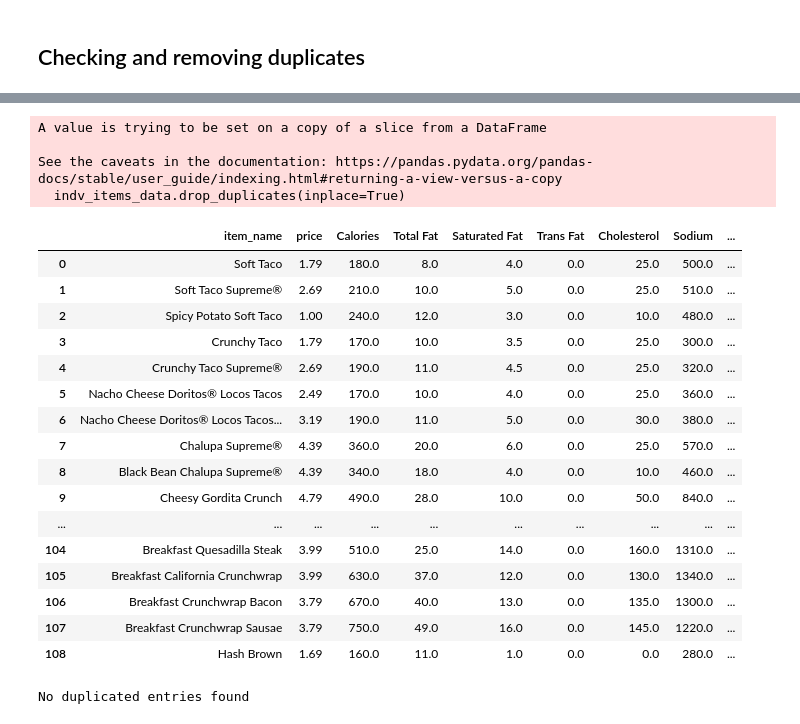
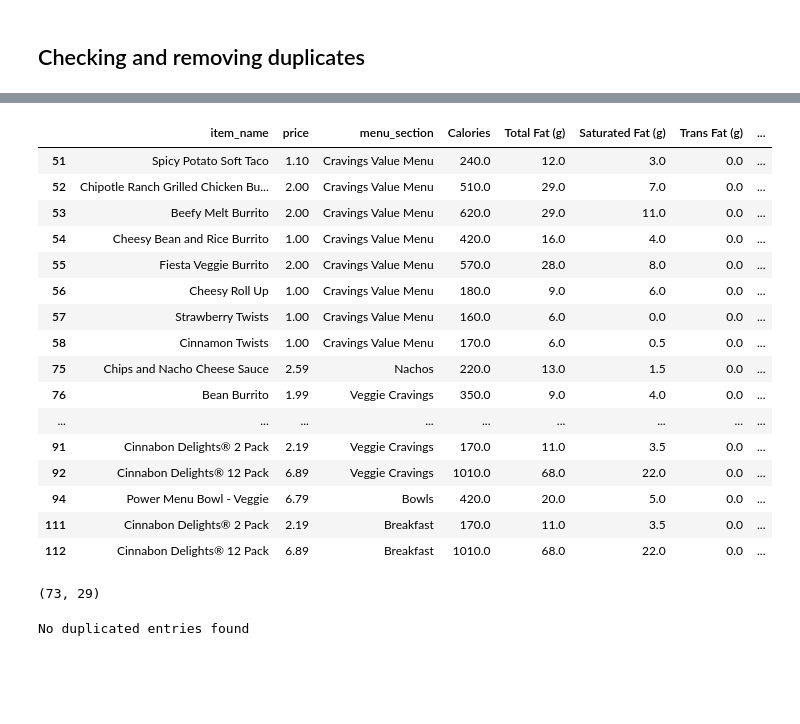
Before and after one commit to ashrifehn/tacobell_menu_optimization, a Jupyter notebook: data_processing/cleaning_taco_bell_indv_items.ipynb, the cells around one changed output, grey strips where cells are left out. Saved outputs shown, nothing was run; the diff lists cells and outputs as text; code cells hidden in the pictures; blank space fills up the shorter version.

Commit message:
update
Changed the way data gets collected to reduce steps in the dataset cleaning process and new presentation of model results

```diff
--- a/data_processing/cleaning_taco_bell_indv_items.ipynb
+++ b/data_processing/cleaning_taco_bell_indv_items.ipynb
@@ -6,8 +6,8 @@ pd.set_option('display.max_columns', None)
 pd.set_option('display.max_rows', None)
 # %%
 # Reading in the data
-indv_items = pd.read_csv("../data/uncleaned_taco_bell_indv_items.csv", index_col=0)
-print(indv_items.shape)
+menu_data_df = pd.read_csv("../data/uncleaned_taco_bell_menu_items.csv", index_col=0)
+print(menu_data_df.shape)
 
-indv_items.info()
+menu_data_df.info()
 # %% [output]
@@ -51,8 +31,8 @@ indv_items.head(30)
 # %% [markdown]
 - As we can see all the NaN values are only for alleregen info, so i will be replacing all NaN with zero
 # %%
-indv_items.fillna(0, inplace=True)
+menu_data_df.fillna(0, inplace=True)
 
-indv_items.info()
+menu_data_df.info()
 # %% [output]
 <class 'pandas.core.frame.DataFrame'>
@@ -137,6 +55,6 @@ dtype: object
 # %% [markdown]
 - If price is less than $1.00 that means it is a sauce packet and will get dropped from the data frame
 # %%
-indv_items_data = indv_items_data[indv_items_data['price'] >= 1.00]
-indv_items_data.shape
+menu_data_df = menu_data_df[menu_data_df['price'] >= 1.00]
+menu_data_df.shape
 # %% [output]
@@ -196,26 +83,29 @@ No. of duplicated entries:  25
-# %%
-indv_items_data.drop_duplicates(inplace=True)
-indv_items_data
-# %% [output]
-A value is trying to be set on a copy of a slice from a DataFrame
-
-See the caveats in the documentation: https://pandas.pydata.org/pandas-docs/stable/user_guide/indexing.html#returning-a-view-versus-a-copy
-  indv_items_data.drop_duplicates(inplace=True)
-|  | item_name | price | Calories | Total Fat | Saturated Fat | Trans Fat | Cholesterol | Sodium | ... |
-| 0 | Soft Taco | 1.79 | 180.0 | 8.0 | 4.0 | 0.0 | 25.0 | 500.0 | ... |
-| 1 | Soft Taco Supreme® | 2.69 | 210.0 | 10.0 | 5.0 | 0.0 | 25.0 | 510.0 | ... |
-| 2 | Spicy Potato Soft Taco | 1.00 | 240.0 | 12.0 | 3.0 | 0.0 | 10.0 | 480.0 | ... |
-| 3 | Crunchy Taco | 1.79 | 170.0 | 10.0 | 3.5 | 0.0 | 25.0 | 300.0 | ... |
-| 4 | Crunchy Taco Supreme® | 2.69 | 190.0 | 11.0 | 4.5 | 0.0 | 25.0 | 320.0 | ... |
-| 5 | Nacho Cheese Doritos® Locos Tacos | 2.49 | 170.0 | 10.0 | 4.0 | 0.0 | 25.0 | 360.0 | ... |
-| 6 | Nacho Cheese Doritos® Locos Tacos... | 3.19 | 190.0 | 11.0 | 5.0 | 0.0 | 30.0 | 380.0 | ... |
-| 7 | Chalupa Supreme® | 4.39 | 360.0 | 20.0 | 6.0 | 0.0 | 25.0 | 570.0 | ... |
-| 8 | Black Bean Chalupa Supreme® | 4.39 | 340.0 | 18.0 | 4.0 | 0.0 | 10.0 | 460.0 | ... |
-| 9 | Cheesy Gordita Crunch | 4.79 | 490.0 | 28.0 | 10.0 | 0.0 | 50.0 | 840.0 | ... |
-| ... | ... | ... | ... | ... | ... | ... | ... | ... | ... |
-| 104 | Breakfast Quesadilla Steak | 3.99 | 510.0 | 25.0 | 14.0 | 0.0 | 160.0 | 1310.0 | ... |
-| 105 | Breakfast California Crunchwrap | 3.99 | 630.0 | 37.0 | 12.0 | 0.0 | 130.0 | 1340.0 | ... |
-| 106 | Breakfast Crunchwrap Bacon | 3.79 | 670.0 | 40.0 | 13.0 | 0.0 | 135.0 | 1300.0 | ... |
-| 107 | Breakfast Crunchwrap Sausae | 3.79 | 750.0 | 49.0 | 16.0 | 0.0 | 145.0 | 1220.0 | ... |
-| 108 | Hash Brown | 1.69 | 160.0 | 11.0 | 1.0 | 0.0 | 0.0 | 280.0 | ... |
+# %%
+# Viewing the duplated rows
+duplated_rows = menu_data_df.loc[menu_data_df.item_name.duplicated(), :]
+duplated_rows
+# %% [output]
+|  | item_name | price | menu_section | Calories | Total Fat (g) | Saturated Fat (g) | Trans Fat (g) | ... |
+| 51 | Spicy Potato Soft Taco | 1.10 | Cravings Value Menu | 240.0 | 12.0 | 3.0 | 0.0 | ... |
+| 52 | Chipotle Ranch Grilled Chicken Bu... | 2.00 | Cravings Value Menu | 510.0 | 29.0 | 7.0 | 0.0 | ... |
+| 53 | Beefy Melt Burrito | 2.00 | Cravings Value Menu | 620.0 | 29.0 | 11.0 | 0.0 | ... |
+| 54 | Cheesy Bean and Rice Burrito | 1.00 | Cravings Value Menu | 420.0 | 16.0 | 4.0 | 0.0 | ... |
+| 55 | Fiesta Veggie Burrito | 2.00 | Cravings Value Menu | 570.0 | 28.0 | 8.0 | 0.0 | ... |
+| 56 | Cheesy Roll Up | 1.00 | Cravings Value Menu | 180.0 | 9.0 | 6.0 | 0.0 | ... |
+| 57 | Strawberry Twists | 1.00 | Cravings Value Menu | 160.0 | 6.0 | 0.0 | 0.0 | ... |
+| 58 | Cinnamon Twists | 1.00 | Cravings Value Menu | 170.0 | 6.0 | 0.5 | 0.0 | ... |
+| 75 | Chips and Nacho Cheese Sauce | 2.59 | Nachos | 220.0 | 13.0 | 1.5 | 0.0 | ... |
+| 76 | Bean Burrito | 1.99 | Veggie Cravings | 350.0 | 9.0 | 4.0 | 0.0 | ... |
+| ... | ... | ... | ... | ... | ... | ... | ... | ... |
+| 91 | Cinnabon Delights® 2 Pack | 2.19 | Veggie Cravings | 170.0 | 11.0 | 3.5 | 0.0 | ... |
+| 92 | Cinnabon Delights® 12 Pack | 6.89 | Veggie Cravings | 1010.0 | 68.0 | 22.0 | 0.0 | ... |
+| 94 | Power Menu Bowl - Veggie | 6.79 | Bowls | 420.0 | 20.0 | 5.0 | 0.0 | ... |
+| 111 | Cinnabon Delights® 2 Pack | 2.19 | Breakfast | 170.0 | 11.0 | 3.5 | 0.0 | ... |
+| 112 | Cinnabon Delights® 12 Pack | 6.89 | Breakfast | 1010.0 | 68.0 | 22.0 | 0.0 | ... |
+# %%
+# Removing duplates from item_name column
+menu_data_df = menu_data_df.drop_duplicates(subset=['item_name'])
+menu_data_df.shape
+# %% [output]
+(73, 29)
 # %%
```
Also changed, not shown: parts of 17 cells of this notebook, 11 other files.
